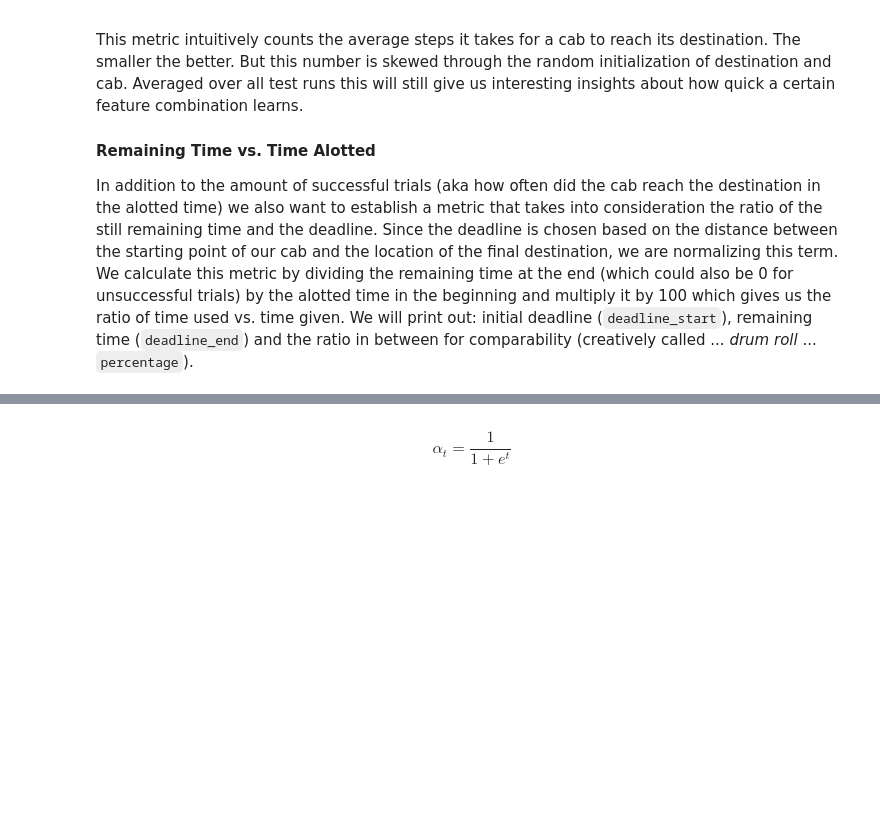
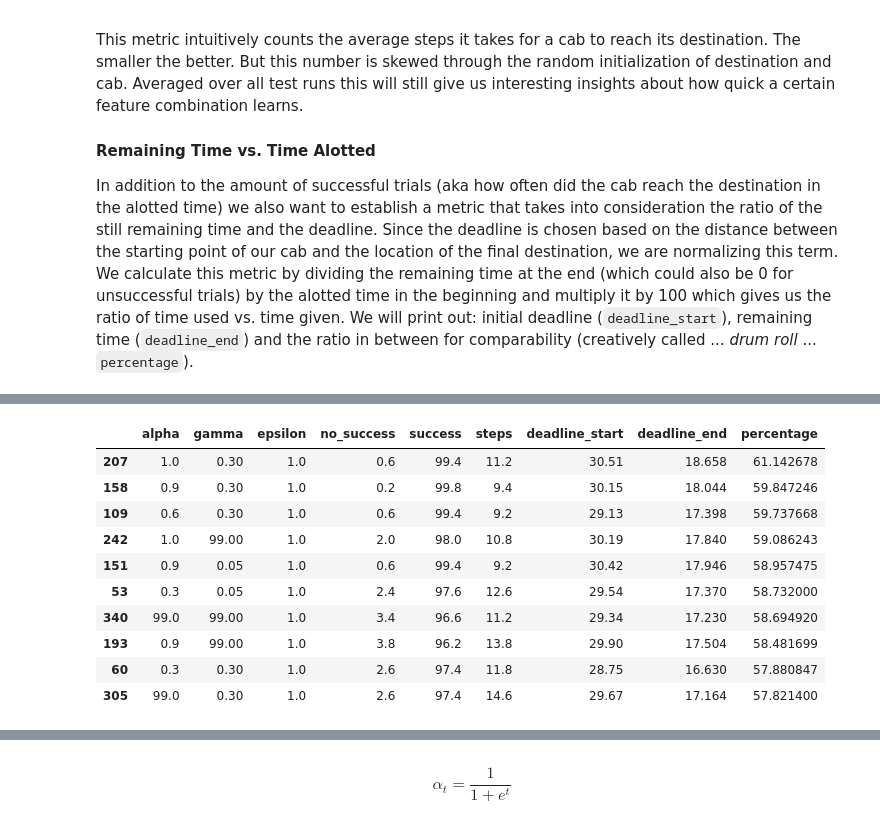
Before and after one commit to andirs/smartcab, a Jupyter notebook: SmartCabDocumentation.ipynb, the cells around one changed output, grey strips where cells are left out. Saved outputs shown, nothing was run; the diff lists cells and outputs as text; code cells hidden in the pictures; blank space fills up the shorter version.

```diff
--- a/SmartCabDocumentation.ipynb
+++ b/SmartCabDocumentation.ipynb
@@ -549,0 +530,15 @@ plot_ts((.9,.9,1), "smartcab/data/ts_drago.p")
+# %%
+fc_q10r0 = pd.read_csv('smartcab/data/feature_comparison_qinit10_rinit0.csv', sep = ';')
+fc_q10r0.sort_values(['percentage', 'steps', 'success'], ascending=[False, True, False]).head(n=10)
+# %% [output]
+|  | alpha | gamma | epsilon | no_success | success | steps | deadline_start | deadline_end | percentage |
+| 207 | 1.0 | 0.30 | 1.0 | 0.6 | 99.4 | 11.2 | 30.51 | 18.658 | 61.142678 |
+| 158 | 0.9 | 0.30 | 1.0 | 0.2 | 99.8 | 9.4 | 30.15 | 18.044 | 59.847246 |
+| 109 | 0.6 | 0.30 | 1.0 | 0.6 | 99.4 | 9.2 | 29.13 | 17.398 | 59.737668 |
+| 242 | 1.0 | 99.00 | 1.0 | 2.0 | 98.0 | 10.8 | 30.19 | 17.840 | 59.086243 |
+| 151 | 0.9 | 0.05 | 1.0 | 0.6 | 99.4 | 9.2 | 30.42 | 17.946 | 58.957475 |
+| 53 | 0.3 | 0.05 | 1.0 | 2.4 | 97.6 | 12.6 | 29.54 | 17.370 | 58.732000 |
+| 340 | 99.0 | 99.00 | 1.0 | 3.4 | 96.6 | 11.2 | 29.34 | 17.230 | 58.694920 |
+| 193 | 0.9 | 99.00 | 1.0 | 3.8 | 96.2 | 13.8 | 29.90 | 17.504 | 58.481699 |
+| 60 | 0.3 | 0.30 | 1.0 | 2.6 | 97.4 | 11.8 | 28.75 | 16.630 | 57.880847 |
+| 305 | 99.0 | 0.30 | 1.0 | 2.6 | 97.4 | 14.6 | 29.67 | 17.164 | 57.821400 |
```
Also changed, not shown: parts of 23 cells of this notebook, 38 other files.
